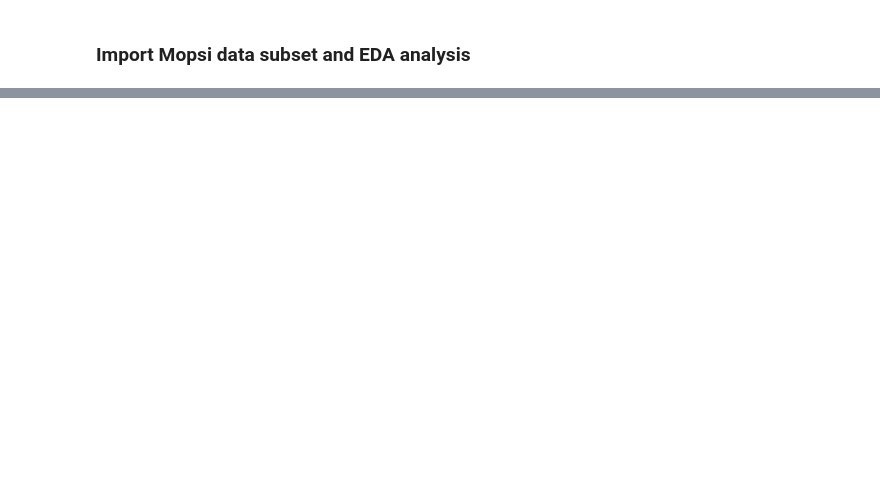
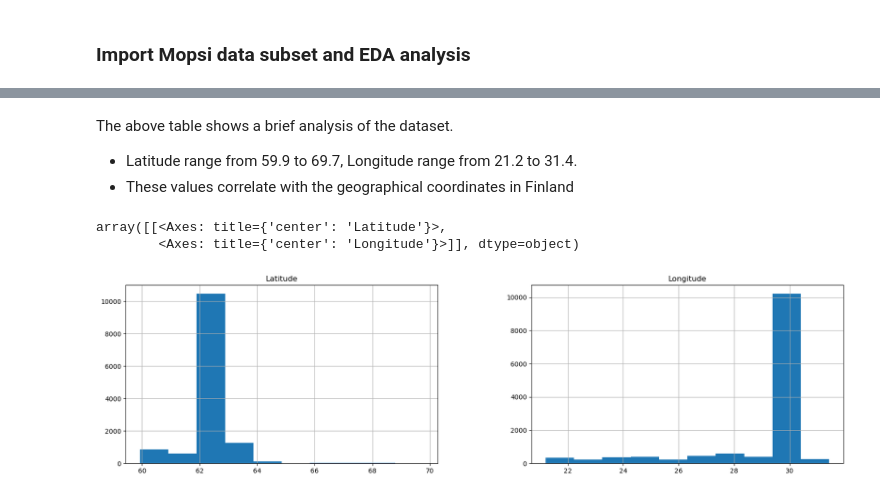
Before and after one commit to USFCA-CS663-Spring2024/kmeans-Qianru69, a Jupyter notebook: Assignment 2 - Clustering.ipynb, the cells around one changed output, grey strips where cells are left out. Cells and saved outputs as stored; diff of their text form; code cells hidden in the pictures; blank space fills up the shorter version.

Commit message:
Complete analysis with Mopsi dataset

```diff
--- a/Assignment 2 - Clustering.ipynb
+++ b/Assignment 2 - Clustering.ipynb
@@ -574,0 +562,4 @@ that algorithm? Is that what you expected?
+# %%
+# Load the Chicago taxi dataset
+df = pd.read_csv('Mopsi_data_subset.txt', sep='\t', header=None)
+df
@@ -574,0 +582,7 @@ that algorithm? Is that what you expected?
+# %%
+# Add column names and adjust values to true Latitude and Longitude values
+column_names = ['Latitude', 'Longitude']
+df.columns = column_names
+df['Latitude'] /= 10000
+df['Longitude'] /= 10000
+df
@@ -574,0 +631,11 @@ that algorithm? Is that what you expected?
+# %% [markdown]
+The above table shows a brief analysis of the dataset.
+
+* Latitude range from 59.9 to 69.7, Longitude range from 21.2 to 31.4.
+* These values correlate with the geographical coordinates in Finland
+# %%
+df.hist(figsize=(20, 5))
+# %% [output]
+array([[<Axes: title={'center': 'Latitude'}>,
+        <Axes: title={'center': 'Longitude'}>]], dtype=object)
+[figure, added]
```
Also changed, not shown: parts of 61 cells of this notebook.
